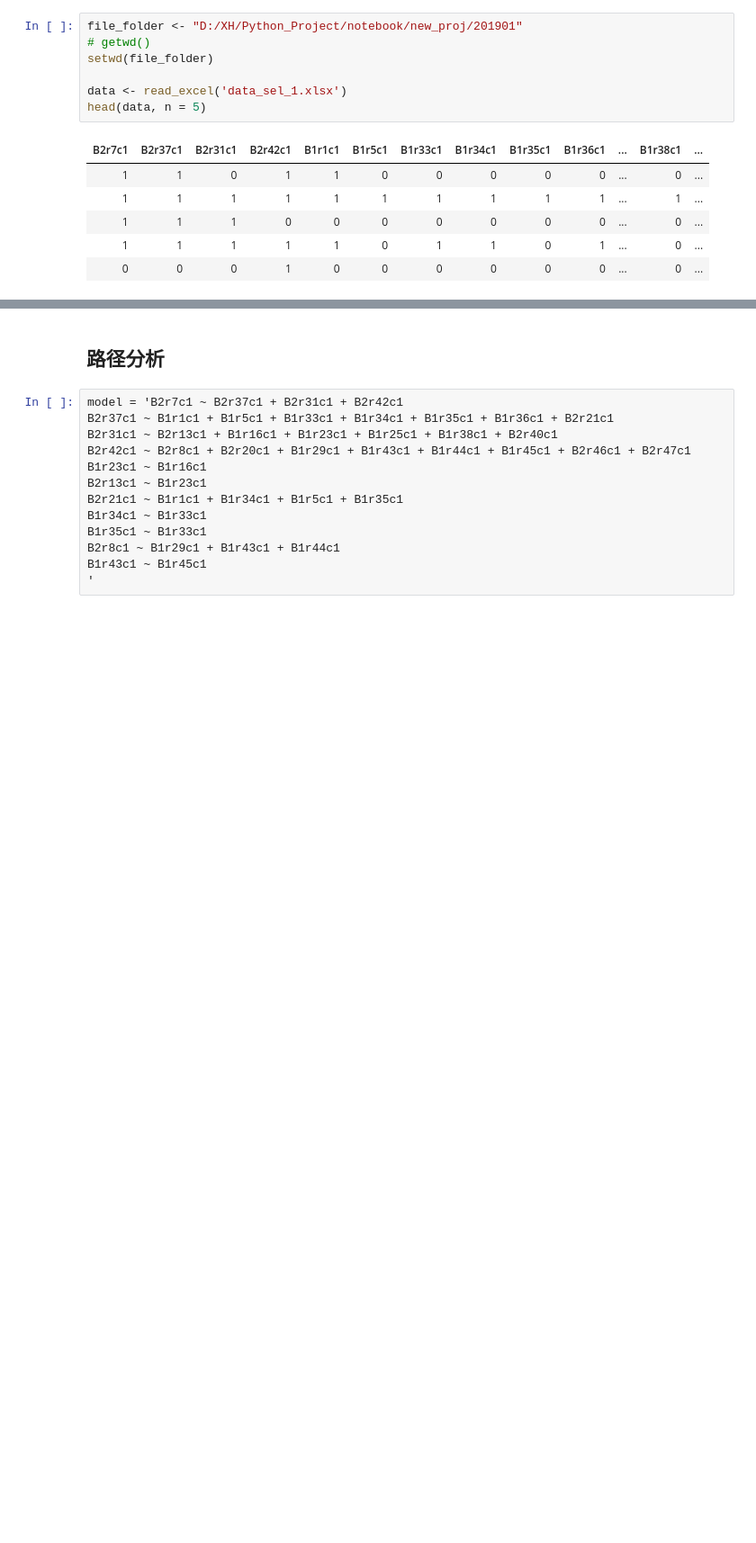
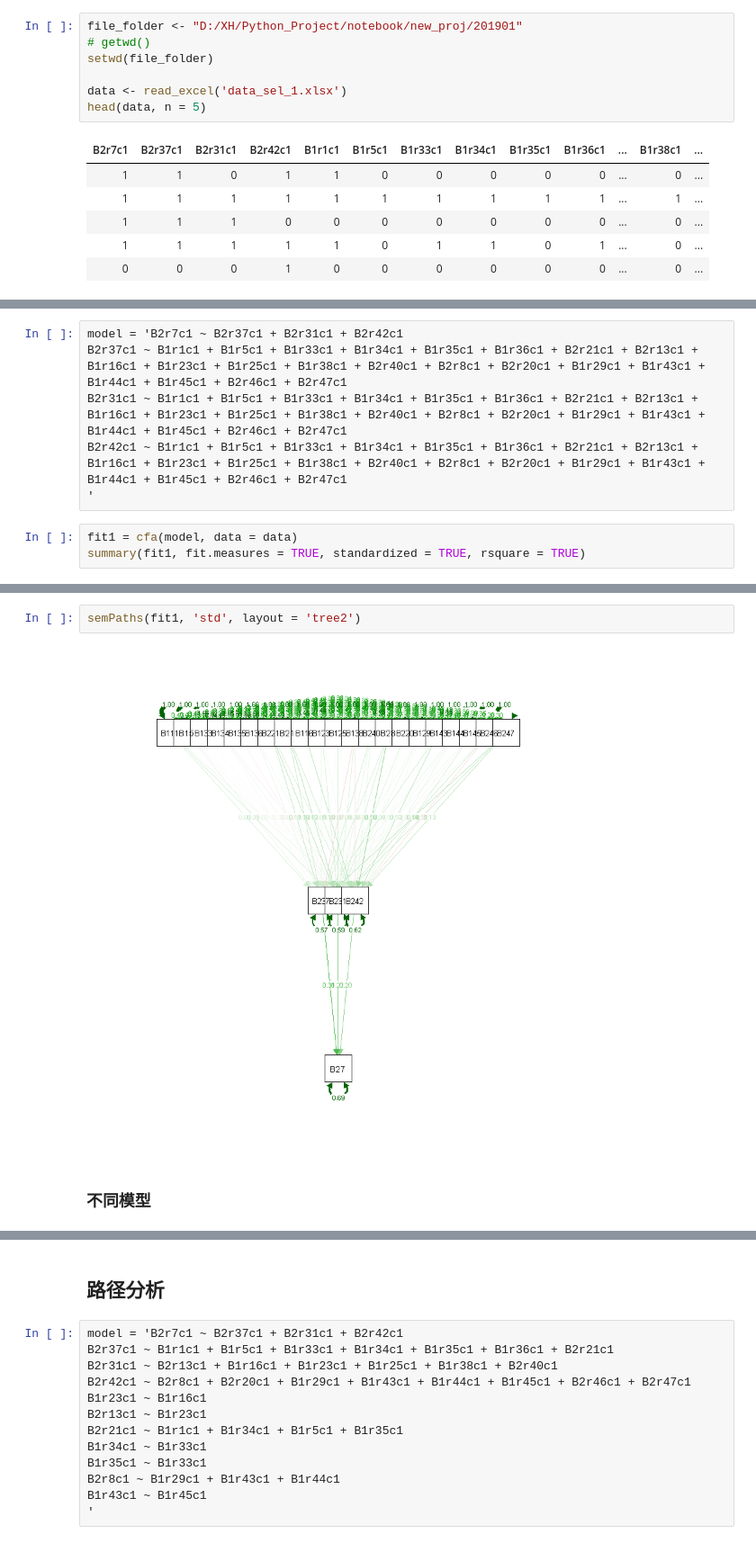
Before and after one commit to xuhuanyunxiao/jupyter-notebook, a Jupyter notebook: new_proj/R_new_proj.ipynb, the cells around one changed output, grey strips where cells are left out. Shown at 90% size. Saved outputs shown, nothing was run; the diff lists cells and outputs as text; blank space fills up the shorter version.

```diff
--- a/new_proj/R_new_proj.ipynb
+++ b/new_proj/R_new_proj.ipynb
@@ -51,0 +250,9 @@ head(data, n = 5)
+# %%
+model = 'B2r7c1 ~ B2r37c1 + B2r31c1 + B2r42c1
+B2r37c1 ~ B1r1c1 + B1r5c1 + B1r33c1 + B1r34c1 + B1r35c1 + B1r36c1 + B2r21c1 + B2r13c1 + B1r16c1 + B1r23c1 + B1r25c1 + B1r38c1 + B2r40c1 + B2r8c1 + B2r20c1 + B1r29c1 + B1r43c1 + B1r44c1 + B1r45c1 + B2r46c1 + B2r47c1
+B2r31c1 ~ B1r1c1 + B1r5c1 + B1r33c1 + B1r34c1 + B1r35c1 + B1r36c1 + B2r21c1 + B2r13c1 + B1r16c1 + B1r23c1 + B1r25c1 + B1r38c1 + B2r40c1 + B2r8c1 + B2r20c1 + B1r29c1 + B1r43c1 + B1r44c1 + B1r45c1 + B2r46c1 + B2r47c1
+B2r42c1 ~ B1r1c1 + B1r5c1 + B1r33c1 + B1r34c1 + B1r35c1 + B1r36c1 + B2r21c1 + B2r13c1 + B1r16c1 + B1r23c1 + B1r25c1 + B1r38c1 + B2r40c1 + B2r8c1 + B2r20c1 + B1r29c1 + B1r43c1 + B1r44c1 + B1r45c1 + B2r46c1 + B2r47c1
+'
+# %%
+fit1 = cfa(model, data = data)
+summary(fit1, fit.measures = TRUE, standardized = TRUE, rsquare = TRUE)
@@ -51,0 +277,6 @@ head(data, n = 5)
+# %%
+semPaths(fit1, 'std', layout = 'tree2')
+# %% [output]
+[figure, added]
+# %% [markdown]
+### 不同模型
```
Also changed, not shown: parts of 23 cells of this notebook, 2 other files.
